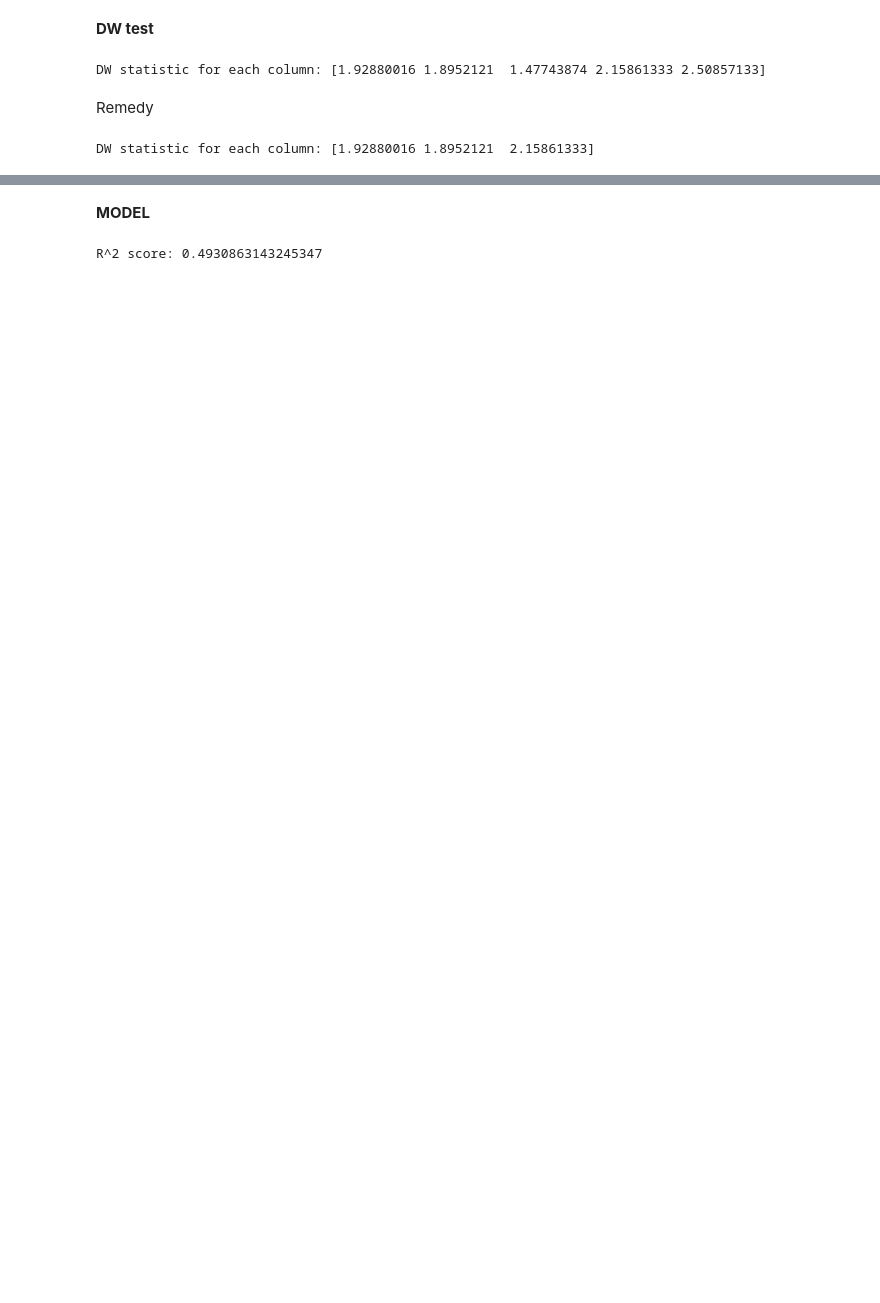
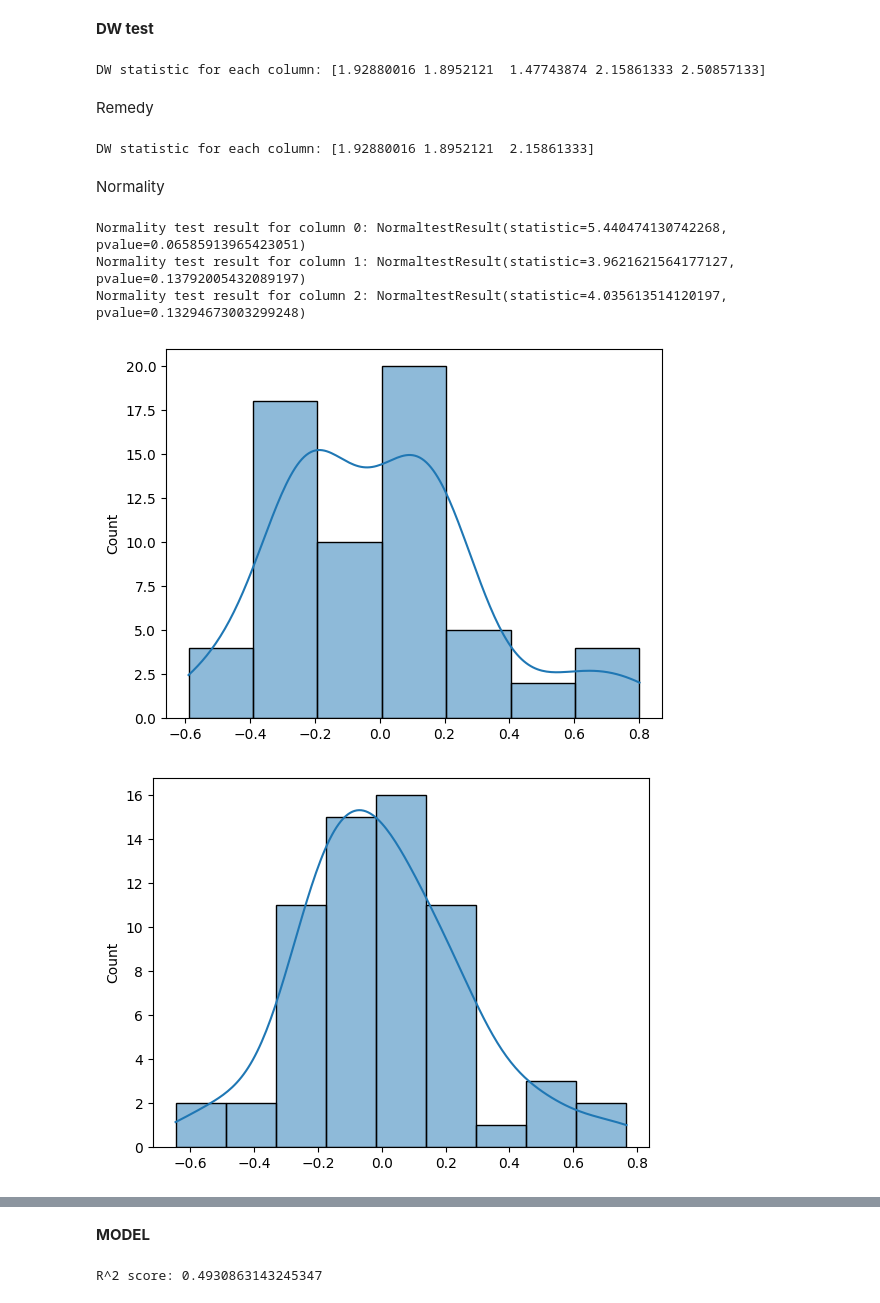
Before and after one commit to JaswanthKrishnaE/Stock-portfolio-analysis-using-multivariate-linear-regression, a Jupyter notebook: LinearRegression.ipynb, the cells around one changed output, grey strips where cells are left out. Saved outputs shown, nothing was run; the diff lists cells and outputs as text; code cells hidden in the pictures; blank space fills up the shorter version.

```diff
--- a/LinearRegression copy.ipynb
+++ b/LinearRegression.ipynb
@@ -253,3 +239,26 @@ dw_test = durbin_watson(arr, axis=0)
 print('DW statistic for each column:', dw_test)
 # %% [output]
 DW statistic for each column: [1.92880016 1.8952121  2.15861333]
+# %% [markdown]
+Normality
+# %%
+from scipy.stats import normaltest
+for i in range(3):
+    print(f'Normality test result for column {i}:',normaltest(arr[:, i]))
+# %% [output]
+Normality test result for column 0: NormaltestResult(statistic=5.440474130742268, pvalue=0.06585913965423051)
+Normality test result for column 1: NormaltestResult(statistic=3.9621621564177127, pvalue=0.13792005432089197)
+Normality test result for column 2: NormaltestResult(statistic=4.035613514120197, pvalue=0.13294673003299248)
+# %%
+# Create histogram plots
+sns.histplot(arr[:,0], kde=True)
+plt.show()
+
+sns.histplot(arr[:,1], kde=True)
+plt.show()
+
+sns.histplot(arr[:,2], kde=True)
+plt.show()
+# %% [output]
+[figure, added]
+[figure, added]
```
Also changed, not shown: parts of 18 cells of this notebook, 3 other files.
